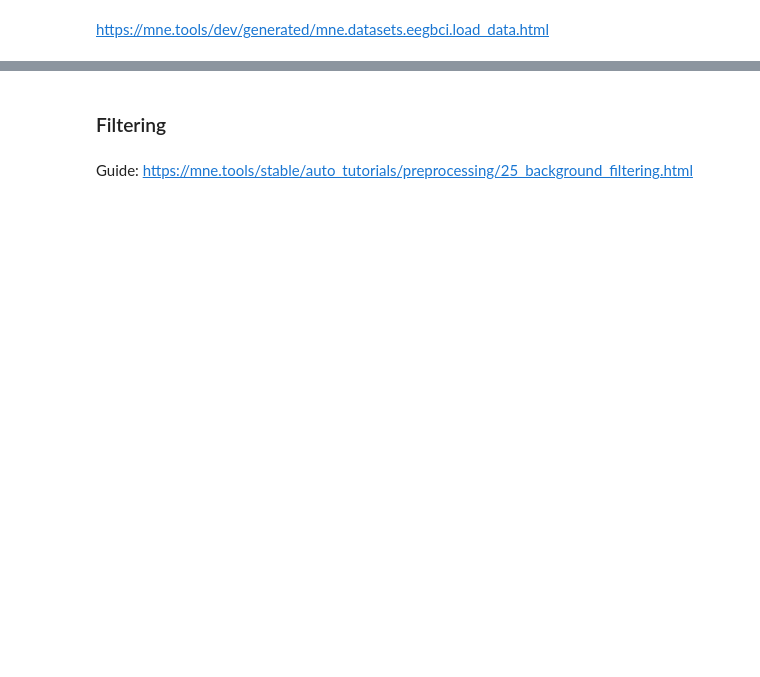
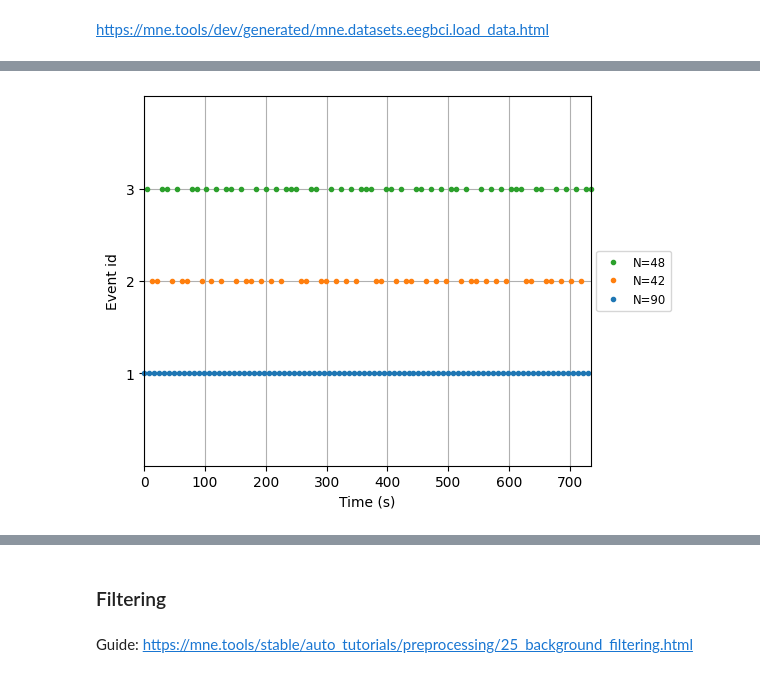
Before and after one commit to Bumbieris31/eegbci_analysis, a Jupyter notebook: total_perspective_vortex_guide.ipynb, the cells around one changed output, grey strips where cells are left out. Saved outputs shown, nothing was run; the diff lists cells and outputs as text; code cells hidden in the pictures; blank space fills up the shorter version.

```diff
--- a/total_perspective_vortex_guide.ipynb
+++ b/total_perspective_vortex_guide.ipynb
@@ -42,2 +91,6 @@ Effective window size : 12.800 (s)
+# %%
+_ = plot_events(events, sfreq=raw.info['sfreq'], first_samp=raw.first_samp)
+# %% [output]
+[figure, added]
 # %%
 eeg_channels = mne.pick_types(edf_raw.info, eeg=True)
```
Also changed, not shown: parts of 24 cells of this notebook, 1 other file.
